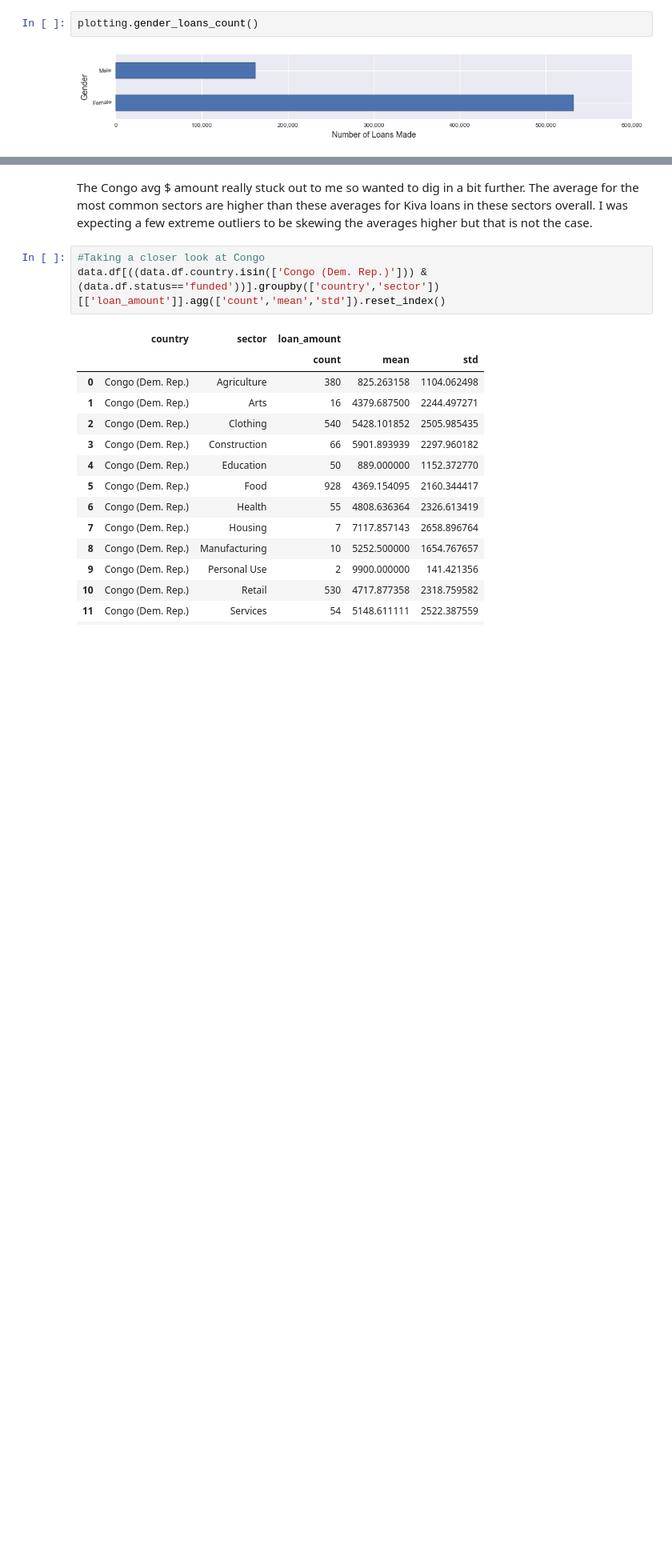
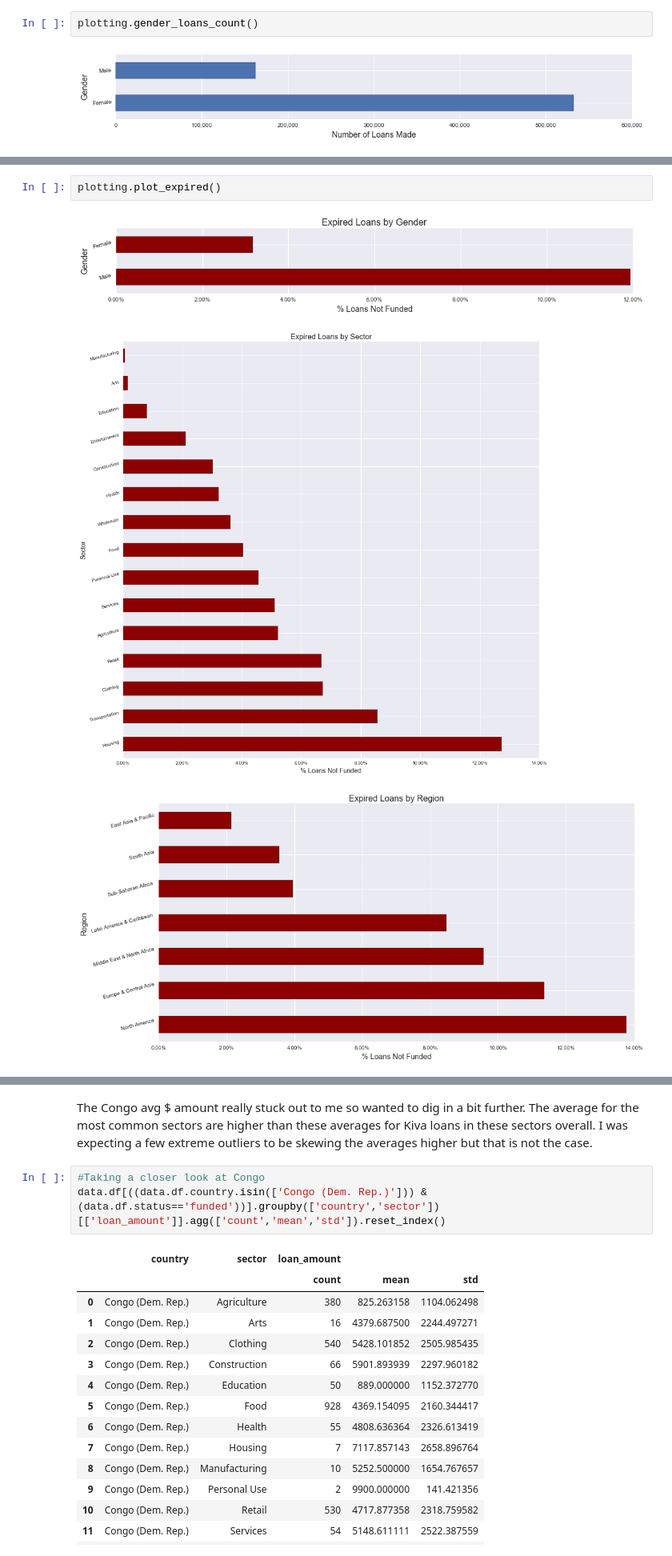
Before and after one commit to rddunlap23/DSI-Kiva-Capstone, a Jupyter notebook: Kiva - Capstone.ipynb, the cells around one changed output, grey strips where cells are left out. Shown at 80% size. Saved outputs shown, nothing was run; the diff lists cells and outputs as text; blank space fills up the shorter version.

```diff
--- a/Kiva - Capstone.ipynb
+++ b/Kiva - Capstone.ipynb
@@ -171,0 +204,6 @@ plotting.plot_avg_loan_by_expired()
+# %%
+plotting.plot_expired()
+# %% [output]
+[figure, added]
+[figure, added]
+[figure, added]
```
Also changed, not shown: parts of 26 cells of this notebook, 26 other files.
